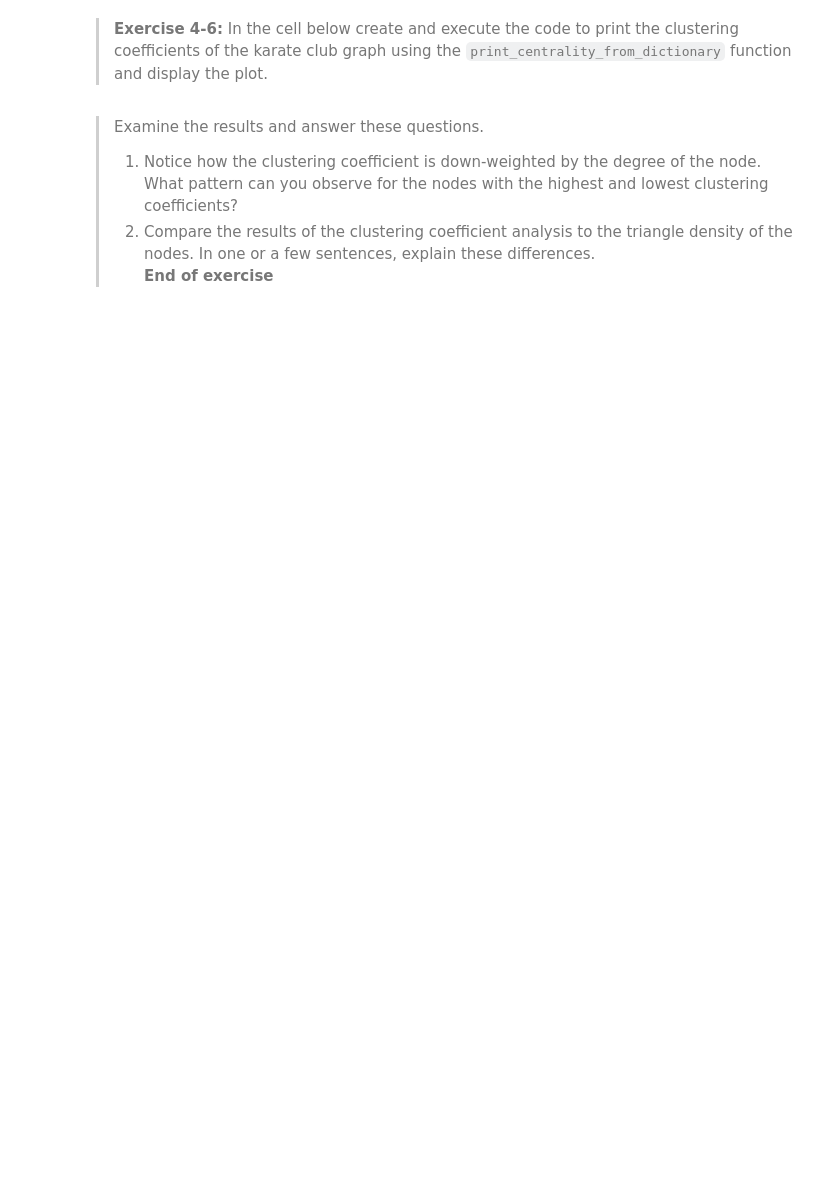
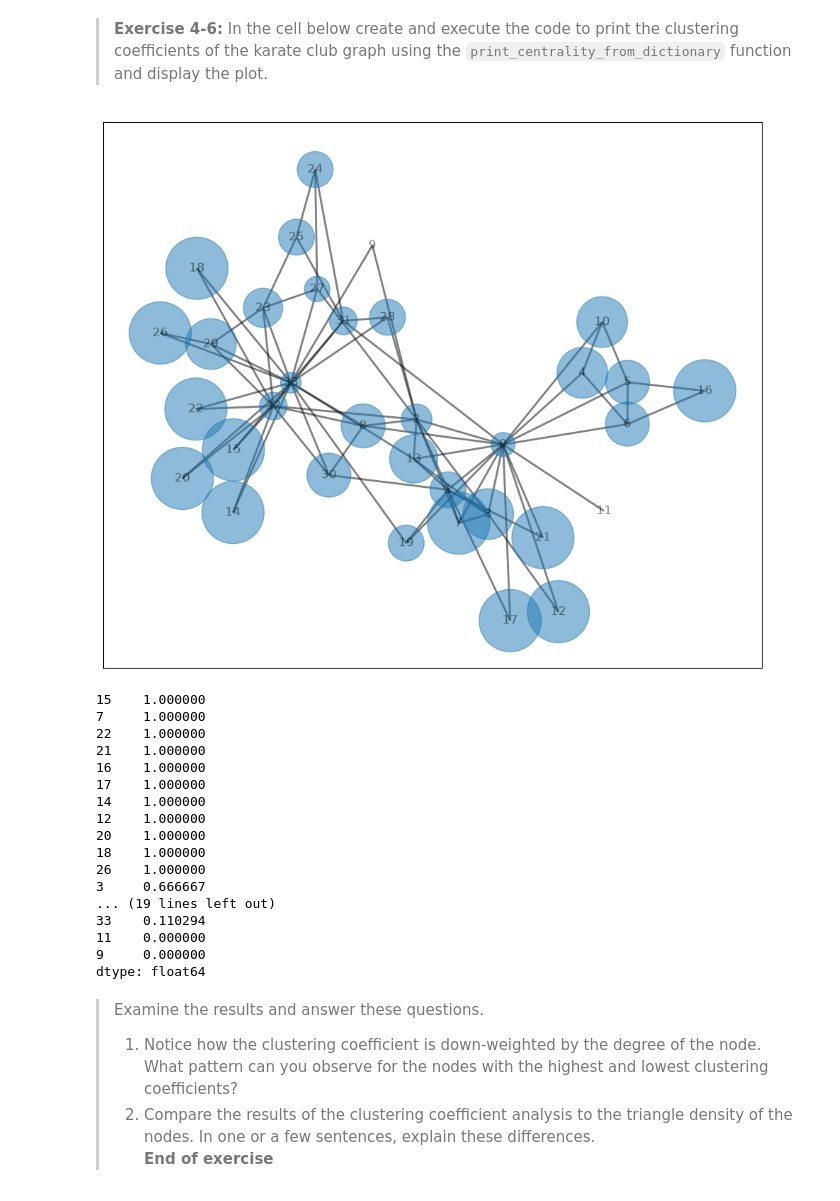
Before and after one commit to jonahneu/CSCI-E-108, a Jupyter notebook: notebooks/04_SocialNetworkAnalysis.ipynb, the cells around one changed output. Drawn from its saved outputs; the diff is of its cells as text; code cells hidden in the pictures; blank space fills up the shorter version.

```diff
--- a/notebooks/04_SocialNetworkAnalysis.ipynb
+++ b/notebooks/04_SocialNetworkAnalysis.ipynb
@@ -475,9 +565,29 @@ print_centrality_from_dictionary(K_triangles)
 > **Exercise 4-6:** In the cell below create and execute the code to print the clustering coefficients of the karate club graph using the `print_centrality_from_dictionary` function and display the plot.
 # %%
 ## Put your code below
+clustering_k_club = nx.clustering(K_club)
 
 plot_centrality(K_club, clustering_k_club, size=4000)
 print_centrality_from_dictionary(clustering_k_club)
+# %% [output]
+[figure, added]
+15    1.000000
+7     1.000000
+22    1.000000
+21    1.000000
+16    1.000000
+17    1.000000
+14    1.000000
+12    1.000000
+20    1.000000
+18    1.000000
+26    1.000000
+3     0.666667
+... (19 lines left out)
+33    0.110294
+11    0.000000
+9     0.000000
+dtype: float64
 # %% [markdown]
 > Examine the results and answer these questions.
 > 1. Notice how the clustering coefficient is down-weighted by the degree of the node. What pattern can you observe for the nodes with the highest and lowest clustering coefficients?
```
Also changed, not shown: parts of 36 cells of this notebook.
